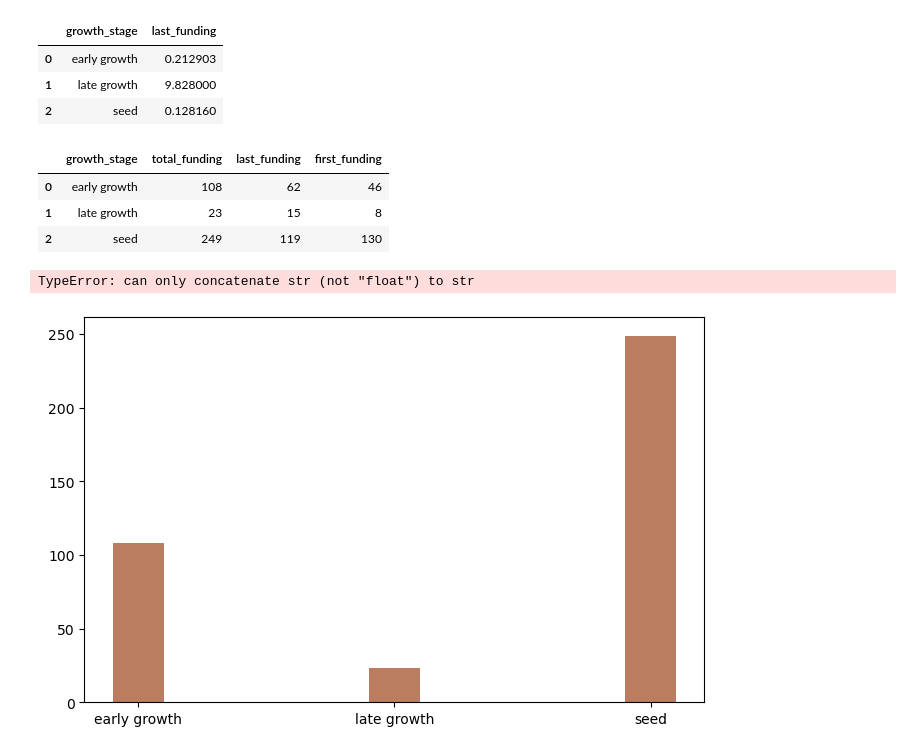
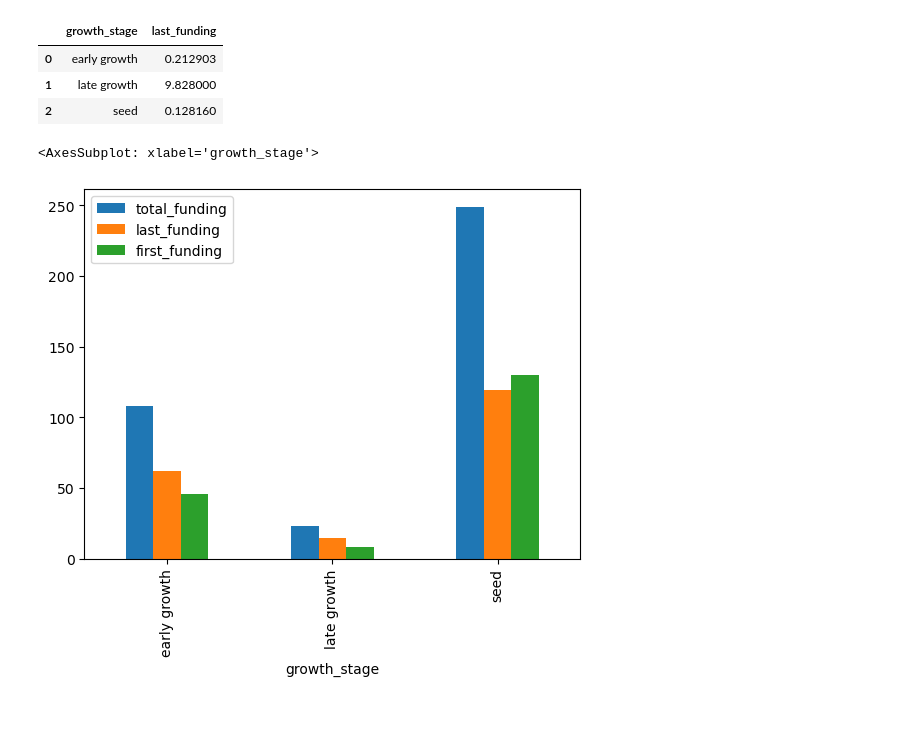
Before and after one commit to unaimleal/spri_reto_07_morado, a Jupyter notebook: Análsis descriptivo.ipynb, the cells around one changed output. Drawn from its saved outputs; the diff is of its cells as text; code cells hidden in the pictures; blank space fills up the shorter version.

```diff
--- a/Análsis descriptivo.ipynb
+++ b/Análsis descriptivo.ipynb
@@ -81,20 +81,8 @@ df_dealroom.groupby('growth_stage')['last_funding'].mean().reset_index()
 # %%
 a=pd.concat([n_total_fund,n_last_fund.loc[:,'last_funding']],axis=1)
 a['first_funding']=a['total_funding']-a['last_funding']
-# %%
-a
-# %% [output]
-|  | growth_stage | total_funding | last_funding | first_funding |
-| 0 | early growth | 108 | 62 | 46 |
-| 1 | late growth | 23 | 15 | 8 |
-| 2 | seed | 249 | 119 | 130 |
-# %%
-fig, ax = plt.subplots(figsize=(8,5))
-ax.bar(a['growth_stage'], a['total_funding'], width=0.2,  align='center', color = "#ba7d5f")
-ax.bar(a['growth_stage']+0.2, a['last_funding'], width=0.2, align='center', color ="#efb284")
-ax.set_title('', size = 15)
-plt.gca().legend(('Nº Adultos','Nº Niños/as'))
-plt.show()
-# %% [output]
-TypeError: can only concatenate str (not "float") to str
-[figure, removed]
+# %%
+a.set_index('growth_stage').plot(kind='bar')
+# %% [output]
+<AxesSubplot: xlabel='growth_stage'>
+[figure, added]
```
